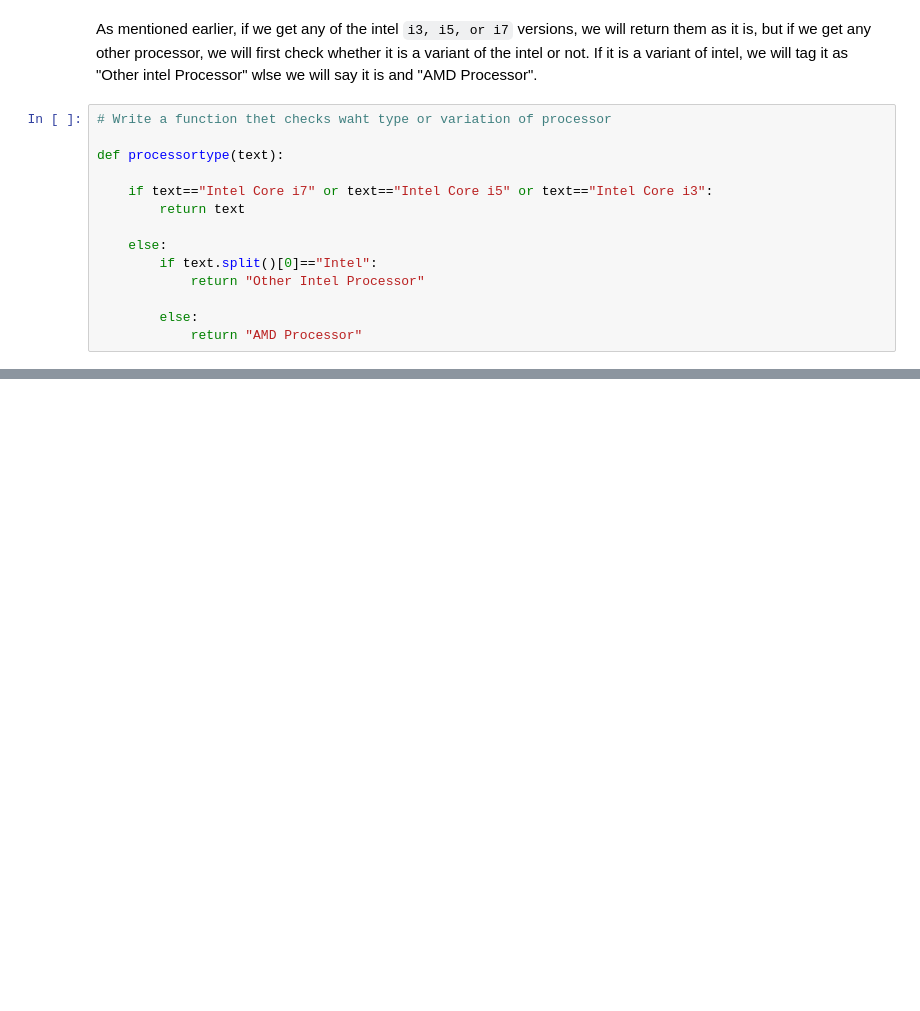
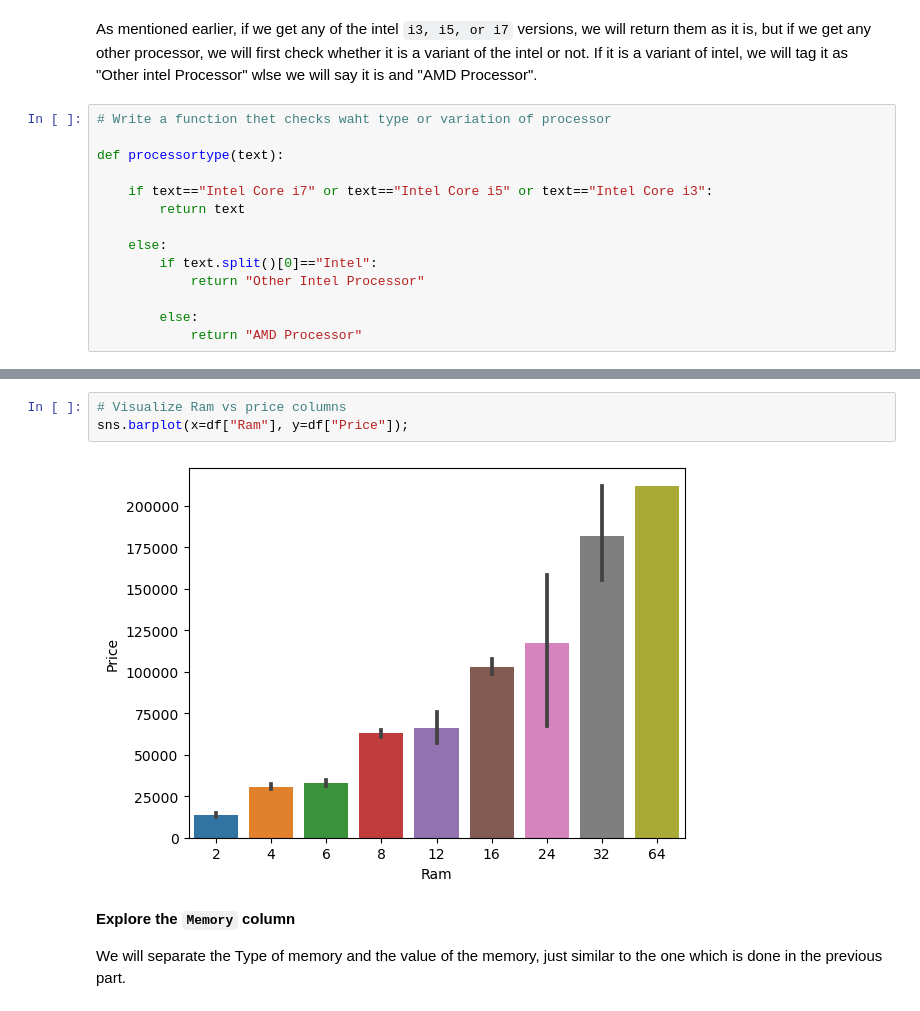
Before and after one commit to lawalsegun2025/laptop_price_predictor, a Jupyter notebook: laptop_price_predictor.ipynb, the cells around one changed output, grey strips where cells are left out. Saved outputs shown, nothing was run; the diff lists cells and outputs as text; blank space fills up the shorter version.

Commit message:
worked on the first part of the memory

```diff
--- a/laptop_price_predictor.ipynb
+++ b/laptop_price_predictor.ipynb
@@ -579,0 +611,9 @@ df.head()
+# %%
+# Visualize Ram vs price columns
+sns.barplot(x=df["Ram"], y=df["Price"]);
+# %% [output]
+[figure, added]
+# %% [markdown]
+**Explore the `Memory` column**
+
+We will separate the Type of memory and the value of the memory, just similar to the one which is done in the previous part.
```
Also changed, not shown: parts of 8 cells of this notebook.
